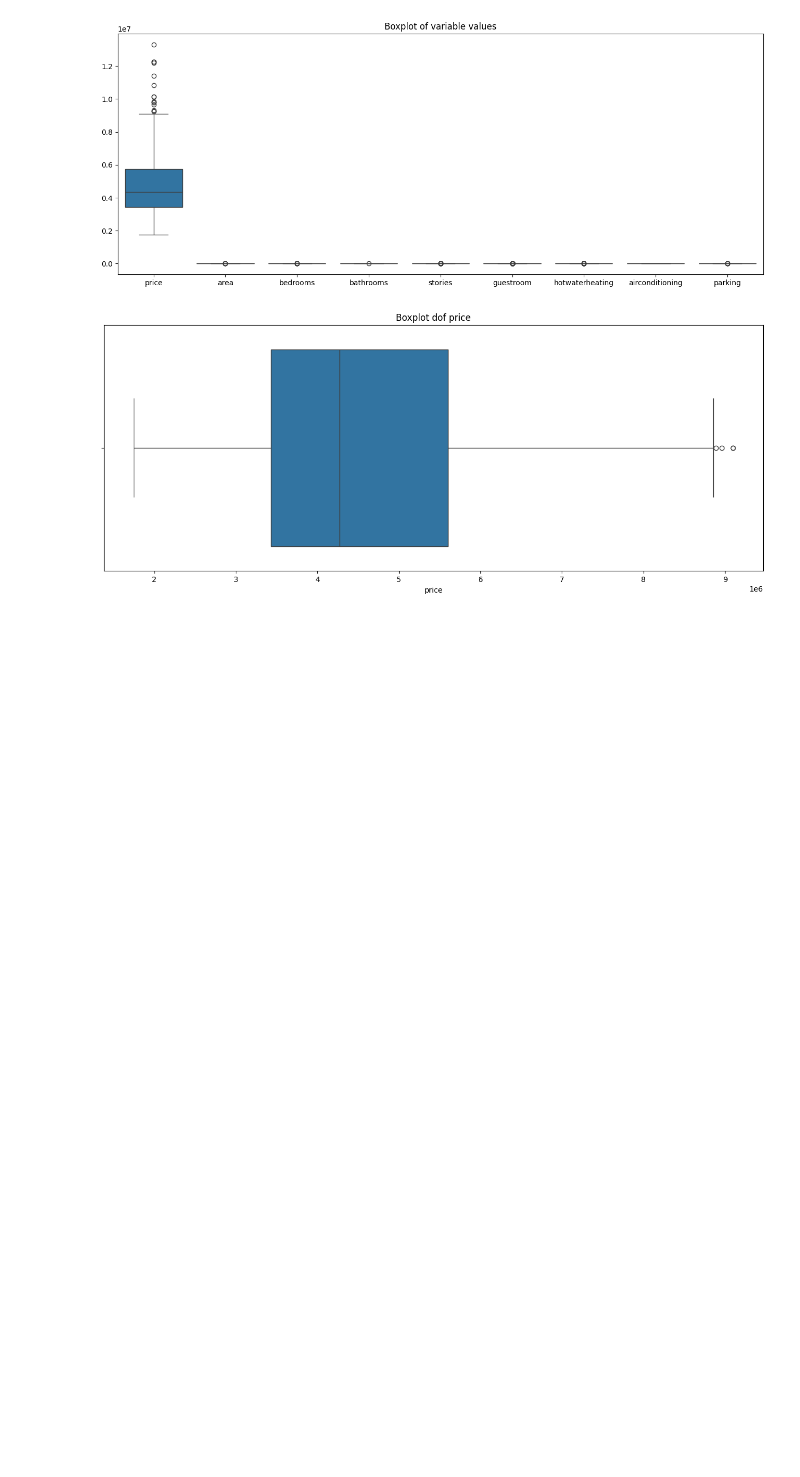
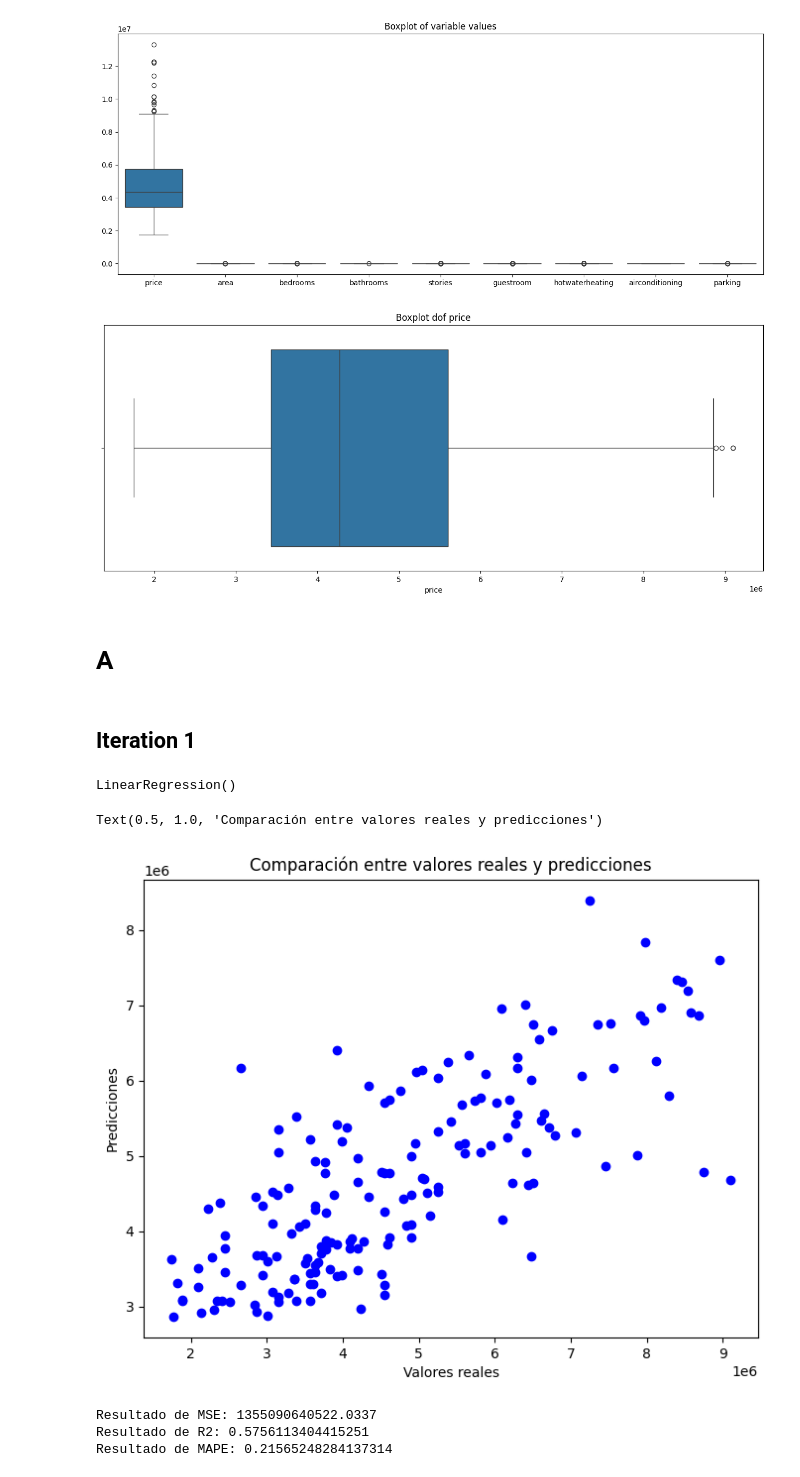
Before and after one commit to TomasCastilloF/House_Price_Prediction_Based_on_Features, a Jupyter notebook: Proyect.ipynb, the cells around one changed output. Cells and saved outputs as stored; diff of their text form; code cells hidden in the pictures; blank space fills up the shorter version.

Commit message:
iteration 1

```diff
--- a/Proyect.ipynb
+++ b/Proyect.ipynb
@@ -159,3 +162,44 @@ plt.title('Boxplot dof price')
 plt.show()
 # %% [output]
 [figure]
+# %% [markdown]
+# A
+# %% [markdown]
+## Iteration 1
+# %%
+X = data_filtrado.drop('price', axis=1)
+y = data_filtrado['price']
+# Split the data into training and testing sets
+X_train, X_test, y_train, y_test = train_test_split(X, y, test_size=0.33, random_state=42)
+# %%
+# Train the model
+model = LinearRegression()
+
+model.fit(X_train, y_train)
+# %% [output]
+LinearRegression()
+# %%
+# Dispersion plot between actual values and predictions.
+y_pred = model.predict(X_test)
+
+plt.figure(figsize=(8, 6))
+plt.scatter(y_test, y_pred, color='blue')
+plt.xlabel('Valores reales')
+plt.ylabel('Predicciones')
+plt.title('Comparación entre valores reales y predicciones')
+# %% [output]
+Text(0.5, 1.0, 'Comparación entre valores reales y predicciones')
+[figure, added]
+# %%
+# Model Performance Evaluation Metrics
+mse = mean_squared_error(y_test, y_pred)
+r2 = r2_score(y_test, y_pred)
+mape = mean_absolute_percentage_error(y_test, y_pred)
+
+print(f'Resultado de MSE: {mse}')
+print(f'Resultado de R2: {r2}')
+print(f'Resultado de MAPE: {mape}')
+# %% [output]
+Resultado de MSE: 1355090640522.0337
+Resultado de R2: 0.5756113404415251
+Resultado de MAPE: 0.21565248284137314
```
Also changed, not shown: parts of 8 cells of this notebook.
